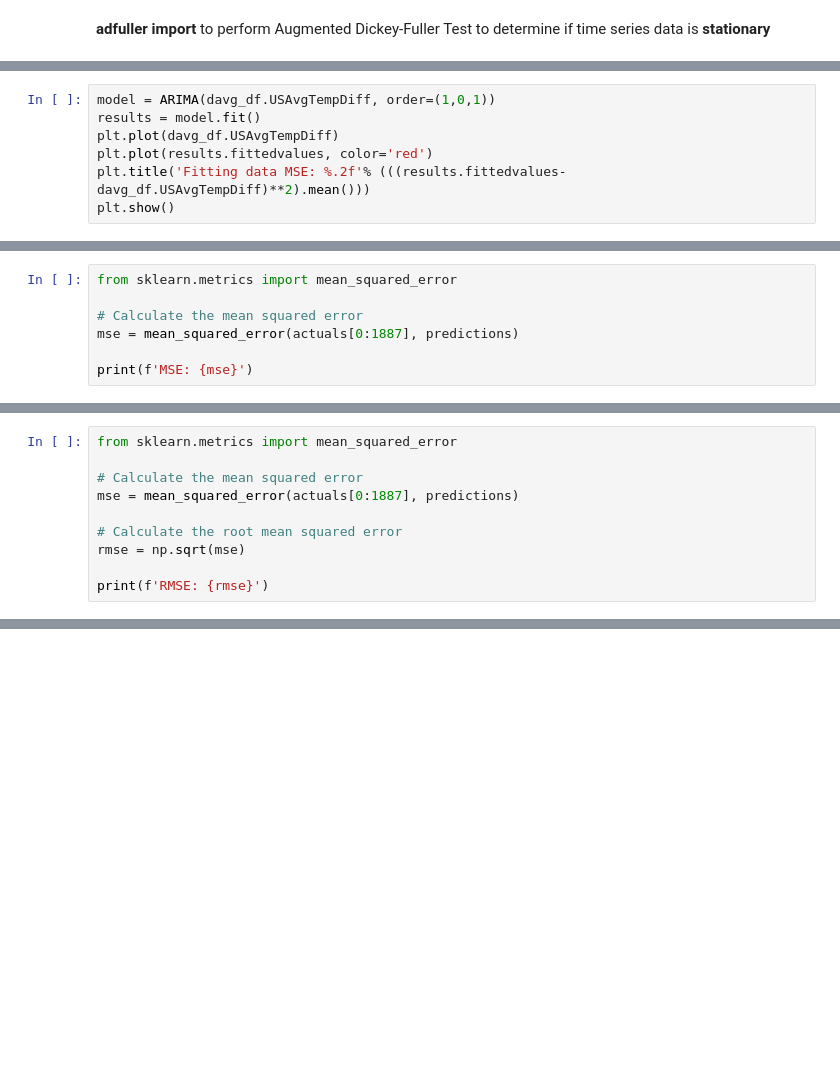
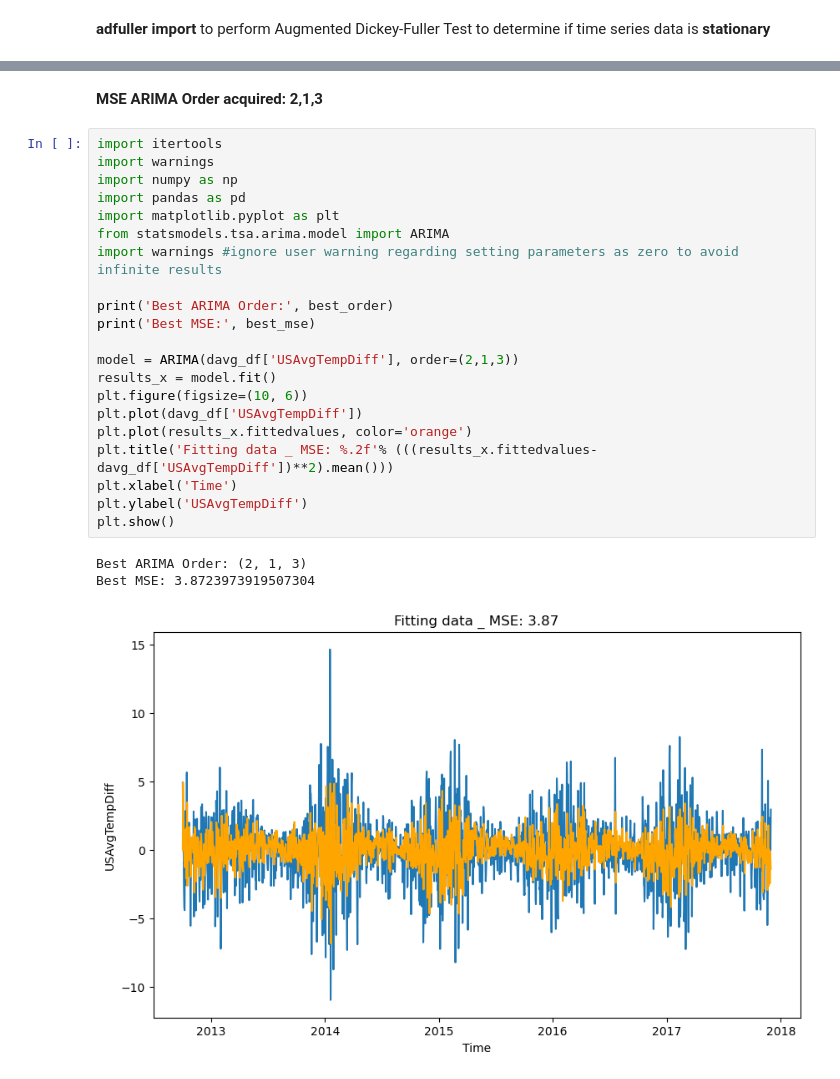
Before and after one commit to rickrekkem/WeatherForecasters, a Jupyter notebook: cap-final-project.ipynb, the cells around one changed output, grey strips where cells are left out. Saved outputs shown, nothing was run; the diff lists cells and outputs as text; blank space fills up the shorter version.

```diff
--- a/cap-final-project.ipynb
+++ b/cap-final-project.ipynb
@@ -281,7 +169,0 @@ from statsmodels.tsa.arima.model import ARIMA
-# %%
-model = ARIMA(davg_df.USAvgTempDiff, order=(1,0,1))
-results = model.fit()
-plt.plot(davg_df.USAvgTempDiff)
-plt.plot(results.fittedvalues, color='red')
-plt.title('Fitting data MSE: %.2f'% (((results.fittedvalues-davg_df.USAvgTempDiff)**2).mean()))
-plt.show()
@@ -325,7 +169,0 @@ dtype: bool
-# %%
-from sklearn.metrics import mean_squared_error
-
-# Calculate the mean squared error
-mse = mean_squared_error(actuals[0:1887], predictions)
-
-print(f'MSE: {mse}')
@@ -334,10 +169,0 @@ MSE: 4.208147860075229
-# %%
-from sklearn.metrics import mean_squared_error
-
-# Calculate the mean squared error
-mse = mean_squared_error(actuals[0:1887], predictions)
-
-# Calculate the root mean squared error
-rmse = np.sqrt(mse)
-
-print(f'RMSE: {rmse}')
@@ -688,0 +281,28 @@ Freq: D, Name: predicted_mean, dtype: float64
+# %% [markdown]
+
+**MSE ARIMA Order acquired: 2,1,3**
+# %%
+import itertools
+import warnings
+import numpy as np
+import pandas as pd
+import matplotlib.pyplot as plt
+from statsmodels.tsa.arima.model import ARIMA
+import warnings #ignore user warning regarding setting parameters as zero to avoid infinite results
+
+print('Best ARIMA Order:', best_order)
+print('Best MSE:', best_mse)
+
+model = ARIMA(davg_df['USAvgTempDiff'], order=(2,1,3))
+results_x = model.fit()
+plt.figure(figsize=(10, 6))
+plt.plot(davg_df['USAvgTempDiff'])
+plt.plot(results_x.fittedvalues, color='orange')
+plt.title('Fitting data _ MSE: %.2f'% (((results_x.fittedvalues-davg_df['USAvgTempDiff'])**2).mean()))
+plt.xlabel('Time')
+plt.ylabel('USAvgTempDiff')
+plt.show()
+# %% [output]
+Best ARIMA Order: (2, 1, 3)
+Best MSE: 3.8723973919507304
+[figure, added]
```
Also changed, not shown: parts of 61 cells of this notebook.
